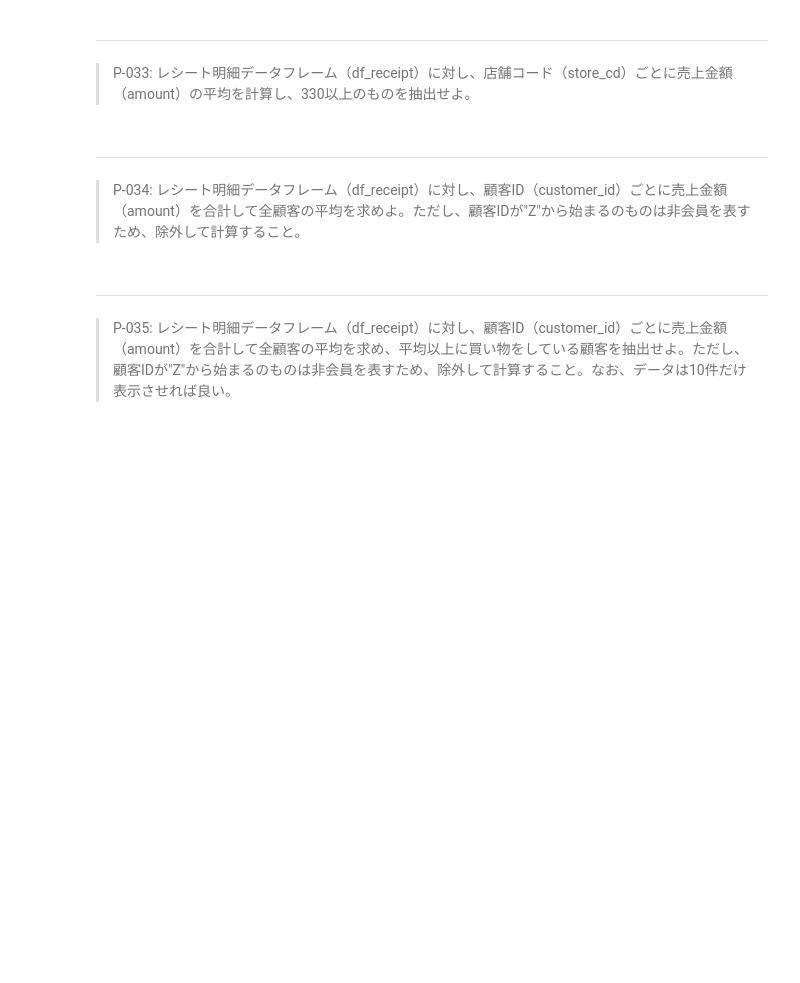
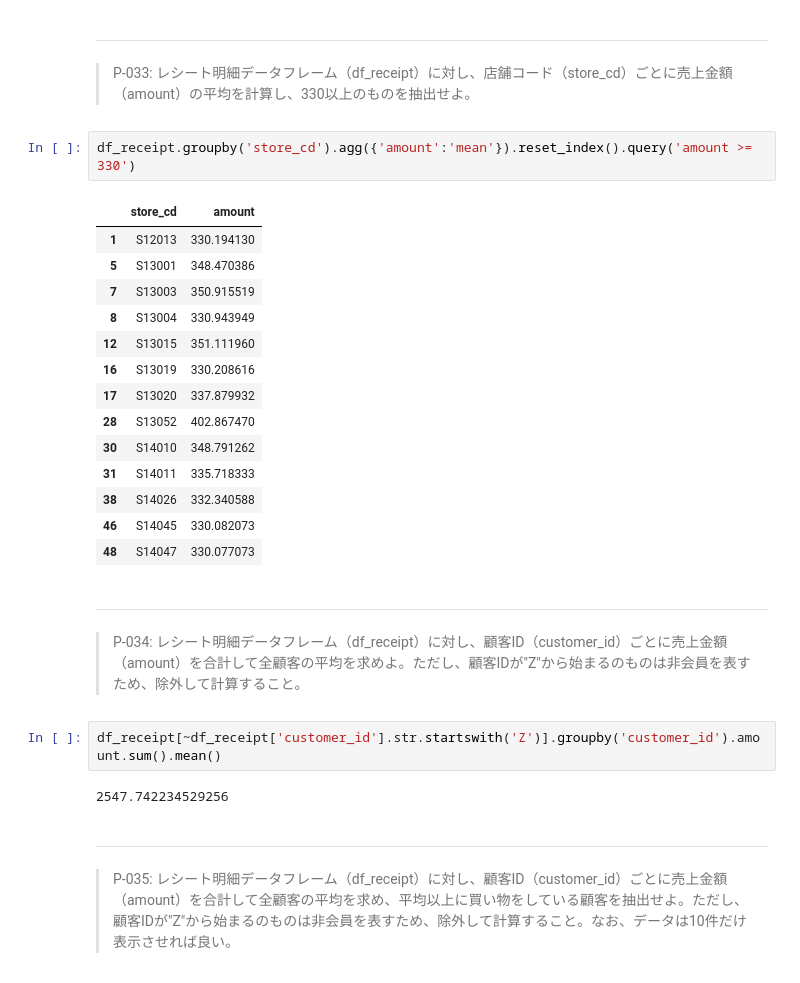
Before and after one commit to jackfrostwillbeking/100knocks-preprocess, a Jupyter notebook: docker/work/preprocess_knock_Python.ipynb, the cells around one changed output. Cells and saved outputs as stored; diff of their text form; blank space fills up the shorter version.

```diff
--- a/docker/work/preprocess_knock_Python.ipynb
+++ b/docker/work/preprocess_knock_Python.ipynb
@@ -552,9 +570,30 @@ df_receipt.groupby('store_cd').amount.var(ddof=0).reset_index().sort_values('amo
 # %% [markdown]
 ---
 > P-033: レシート明細データフレーム（df_receipt）に対し、店舗コード（store_cd）ごとに売上金額（amount）の平均を計算し、330以上のものを抽出せよ。
+# %%
+df_receipt.groupby('store_cd').agg({'amount':'mean'}).reset_index().query('amount >= 330')
+# %% [output]
+|  | store_cd | amount |
+| 1 | S12013 | 330.194130 |
+| 5 | S13001 | 348.470386 |
+| 7 | S13003 | 350.915519 |
+| 8 | S13004 | 330.943949 |
+| 12 | S13015 | 351.111960 |
+| 16 | S13019 | 330.208616 |
+| 17 | S13020 | 337.879932 |
+| 28 | S13052 | 402.867470 |
+| 30 | S14010 | 348.791262 |
+| 31 | S14011 | 335.718333 |
+| 38 | S14026 | 332.340588 |
+| 46 | S14045 | 330.082073 |
+| 48 | S14047 | 330.077073 |
 # %% [markdown]
 ---
 > P-034: レシート明細データフレーム（df_receipt）に対し、顧客ID（customer_id）ごとに売上金額（amount）を合計して全顧客の平均を求めよ。ただし、顧客IDが"Z"から始まるのものは非会員を表すため、除外して計算すること。
+# %%
+df_receipt[~df_receipt['customer_id'].str.startswith('Z')].groupby('customer_id').amount.sum().mean()
+# %% [output]
+2547.742234529256
 # %% [markdown]
 ---
 > P-035: レシート明細データフレーム（df_receipt）に対し、顧客ID（customer_id）ごとに売上金額（amount）を合計して全顧客の平均を求め、平均以上に買い物をしている顧客を抽出せよ。ただし、顧客IDが"Z"から始まるのものは非会員を表すため、除外して計算すること。なお、データは10件だけ表示させれば良い。
```
Also changed, not shown: parts of 3 cells of this notebook.
